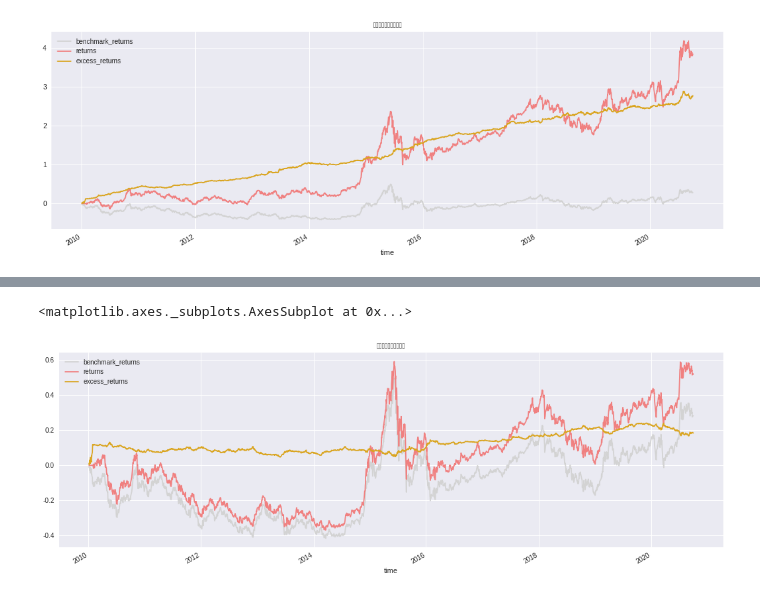
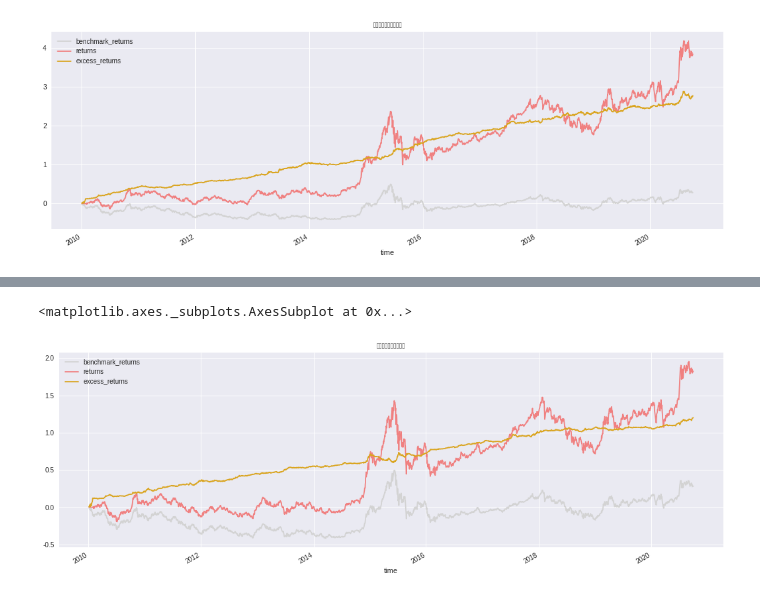
Before and after one commit to sunxiaoshuai817/quant-learning, a Jupyter notebook: multi-factor-enhancement/华泰多因子指数增强-2018.ipynb, the cells around one changed output, grey strips where cells are left out. Drawn from its saved outputs; the diff is of its cells as text; code cells hidden in the pictures.

```diff
--- a/multi-factor-enhancement/华泰多因子指数增强-2018.ipynb
+++ b/multi-factor-enhancement/华泰多因子指数增强-2018.ipynb
@@ -725,14 +933,14 @@ result_df2.head()
 # %%
 # 获取回测结果
-gt = get_backtest('fe389884da889a774455f0e617941f10')
+gt = get_backtest('ae3e1c5eadf5e9338a4403efc48bce91')
 
 algorithm = pd.DataFrame(gt.get_results()).set_index('time')
 algorithm['excess_returns'] = (
     algorithm['returns'] + 1) / (algorithm['benchmark_returns'] + 1) - 1
 
 algorithm.index = pd.to_datetime(algorithm.index)
 algorithm.plot.line(figsize=(18, 6), title='分层抽样指数增强策略', color=[
                     'LightGrey', 'LightCoral', 'GoldenRod'])
 # %% [output]
 <matplotlib.axes._subplots.AxesSubplot at 0x...>
-[figure, old version]
+[figure, new version]
```
Also changed, not shown: parts of 3 cells of this notebook, 5 other files.
